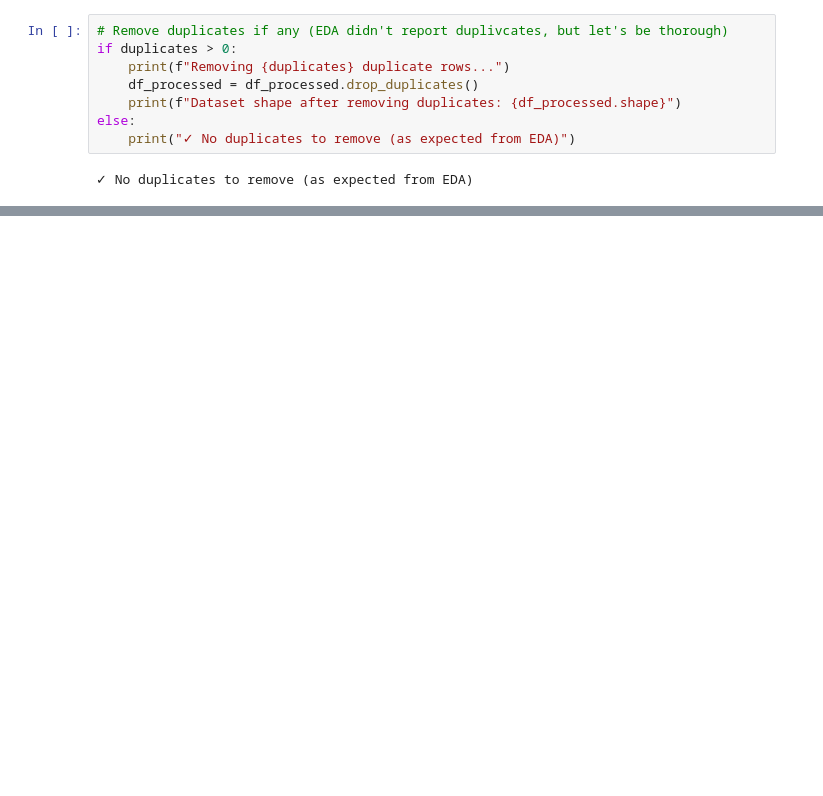
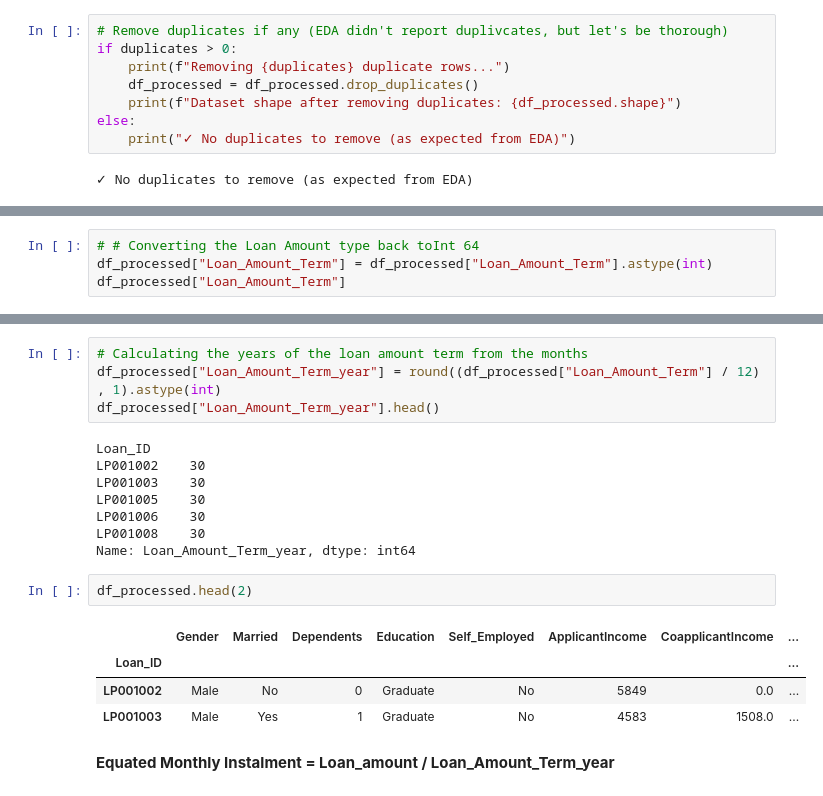
Before and after one commit to Cunyie08/module_3, a Jupyter notebook: module_3_tasks/kanyisola_fagbayi_task_25_home_dataset/home_loan_data_preprocessing.ipynb, the cells around one changed output, grey strips where cells are left out. Drawn from its saved outputs; the diff is of its cells as text; blank space fills up the shorter version.

```diff
--- a/module_3_tasks/kanyisola_fagbayi_task_25_home_dataset/home_loan_data_preprocessing.ipynb
+++ b/module_3_tasks/kanyisola_fagbayi_task_25_home_dataset/home_loan_data_preprocessing.ipynb
@@ -269,0 +191,4 @@ else:
+# %%
+# # Converting the Loan Amount type back toInt 64
+df_processed["Loan_Amount_Term"] = df_processed["Loan_Amount_Term"].astype(int)
+df_processed["Loan_Amount_Term"]
@@ -269,0 +209,21 @@ else:
+# %%
+# Calculating the years of the loan amount term from the months
+df_processed["Loan_Amount_Term_year"] = round((df_processed["Loan_Amount_Term"] / 12) , 1).astype(int)
+df_processed["Loan_Amount_Term_year"].head()
+# %% [output]
+Loan_ID
+LP001002    30
+LP001003    30
+LP001005    30
+LP001006    30
+LP001008    30
+Name: Loan_Amount_Term_year, dtype: int64
+# %%
+df_processed.head(2)
+# %% [output]
+|  | Gender | Married | Dependents | Education | Self_Employed | ApplicantIncome | CoapplicantIncome | ... |
+| Loan_ID |  |  |  |  |  |  |  | ... |
+| LP001002 | Male | No | 0 | Graduate | No | 5849 | 0.0 | ... |
+| LP001003 | Male | Yes | 1 | Graduate | No | 4583 | 1508.0 | ... |
+# %% [markdown]
+**Equated Monthly Instalment = Loan_amount / Loan_Amount_Term_year**
```
Also changed, not shown: parts of 38 cells of this notebook, 2 other files.
